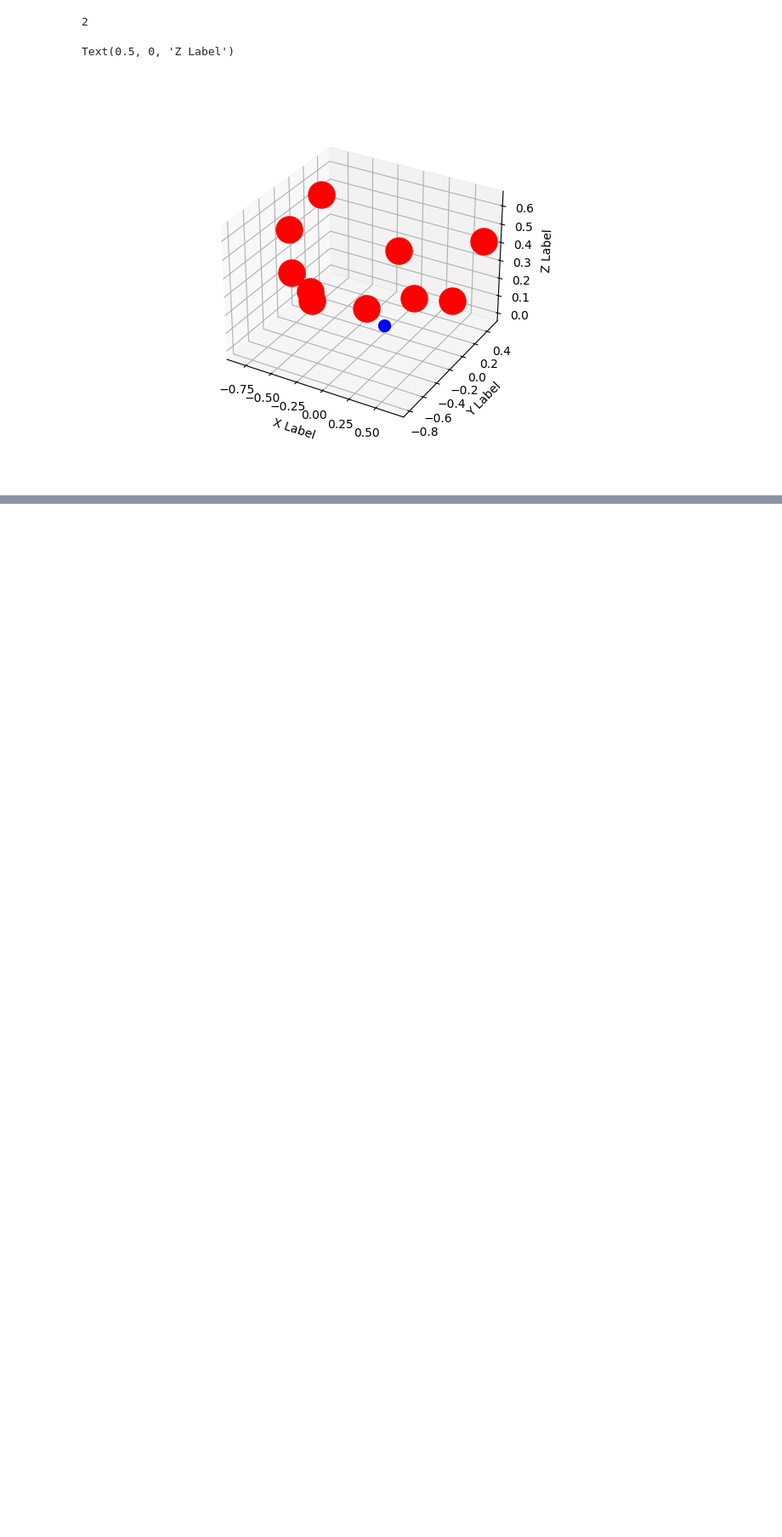
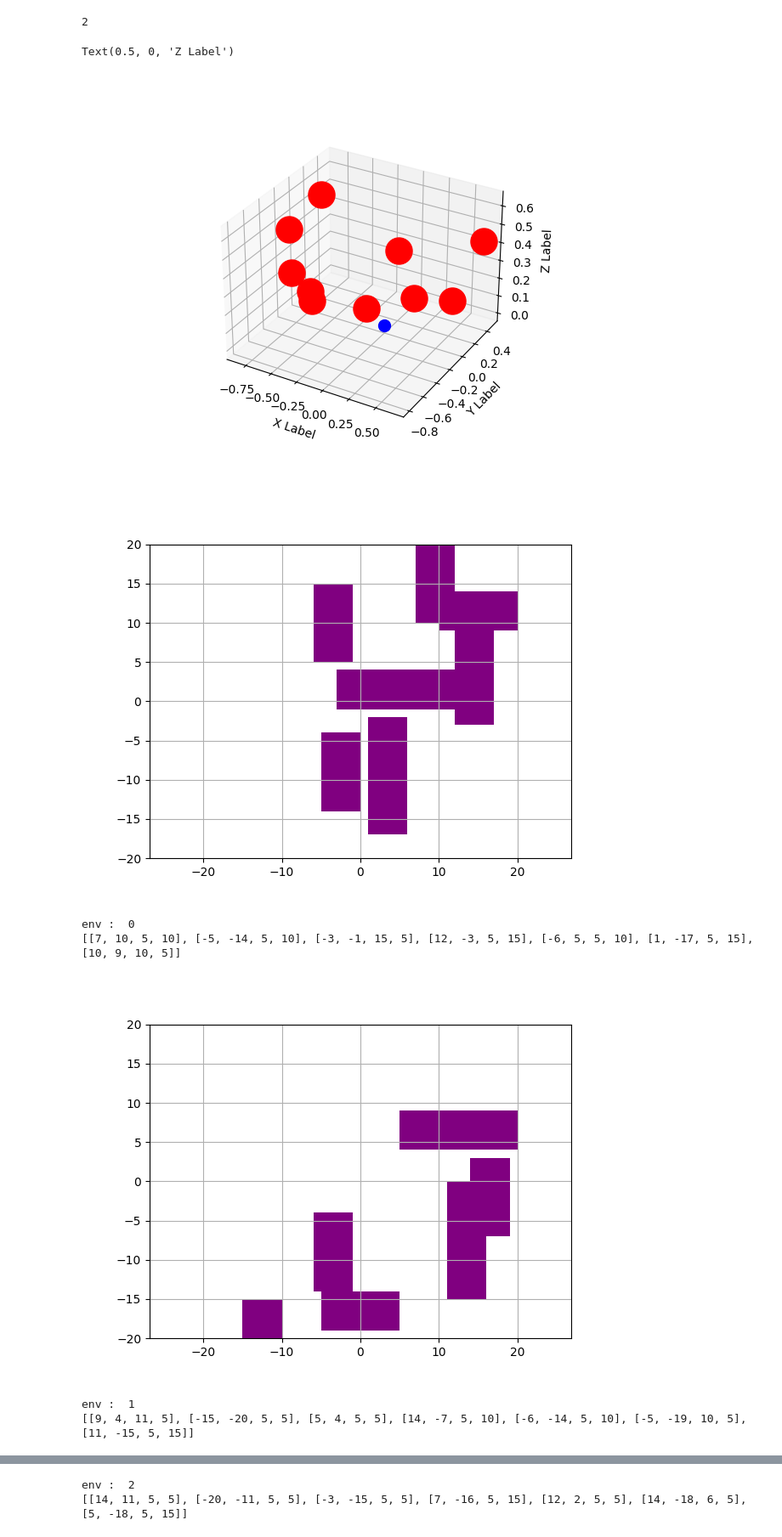
Before and after one commit to pranav212000/CS593_rob_project, a Jupyter notebook: temp.ipynb, the cells around one changed output, grey strips where cells are left out. Shown at 85% size. Cells and saved outputs as stored; diff of their text form; code cells hidden in the pictures; blank space fills up the shorter version.

```diff
--- a/temp.ipynb
+++ b/temp.ipynb
@@ -180,3 +180,64 @@ ax.set_zlabel('Z Label')
 # %% [output]
 Text(0.5, 0, 'Z Label')
 [figure]
+# %%
+obstacleList=[
+        (-15, 0, 15.0, 5.0),
+        (15, -10, 5.0, 10.0),
+        (-10, 8, 5.0, 15.0),
+        (3, 15, 10.0, 5.0),
+        (-10, -10, 10.0, 5.0),
+        (5, -5, 5.0, 5.0),
+        (10, 10, 5.0, 5.0),
+    ]
+
+import matplotlib.pyplot as plt
+import time
+import matplotlib.patches as mpatches
+
+
+
+for e in range(10):
+    env = []
+    for i in range(7):
+
+        coin = np.random.choice([0, 1])
+        if coin == 0:
+            obstacle = [np.random.randint(-20, 15), np.random.randint(-20, 15), np.random.choice([5, 10, 15]), 5]
+        else:
+            obstacle = [np.random.randint(-20, 15), np.random.randint(-20, 15), 5, np.random.choice([5, 10, 15])]
+
+        while obstacle[0] + obstacle[2] > 20:
+            obstacle[2] = 20 - obstacle[0]
+
+        while obstacle[1] + obstacle[3] > 20:
+            obstacle[3] = 20 - obstacle[1]
+
+        env.append(obstacle)
+
+    plt.clf()
+    # for stopping simulation with the esc key.
+    plt.gcf().canvas.mpl_connect(
+        'key_release_event',
+        lambda event: [exit(0) if event.key == 'escape' else None])
+
+    for (ox, oy, sizex, sizey) in env:
+        rect=mpatches.Rectangle(
+            (ox, oy), sizex, sizey, fill=True, color="purple", linewidth=0.01)
+        plt.gca().add_patch(rect)
+
+    plt.axis("equal")
+    plt.axis([-20, 20, -20, 20])
+    plt.grid(True)
+    plt.show()
+    plt.savefig('env{}.png'.format(e))
+    print('env : ', e)
+    print(env)
+    # break
+# %% [output]
+[figure, added]
+env :  0
+[[7, 10, 5, 10], [-5, -14, 5, 10], [-3, -1, 15, 5], [12, -3, 5, 15], [-6, 5, 5, 10], [1, -17, 5, 15], [10, 9, 10, 5]]
+[figure, added]
+env :  1
+[[9, 4, 11, 5], [-15, -20, 5, 5], [5, 4, 5, 5], [14, -7, 5, 10], [-6, -14, 5, 10], [-5, -19, 10, 5], [11, -15, 5, 15]]
@@ -182,0 +245,2 @@ Text(0.5, 0, 'Z Label')
+env :  2
+[[14, 11, 5, 5], [-20, -11, 5, 5], [-3, -15, 5, 5], [7, -16, 5, 15], [12, 2, 5, 5], [14, -18, 6, 5], [5, -18, 5, 15]]
```
Also changed, not shown: parts of 2 cells of this notebook, 10 other files.
